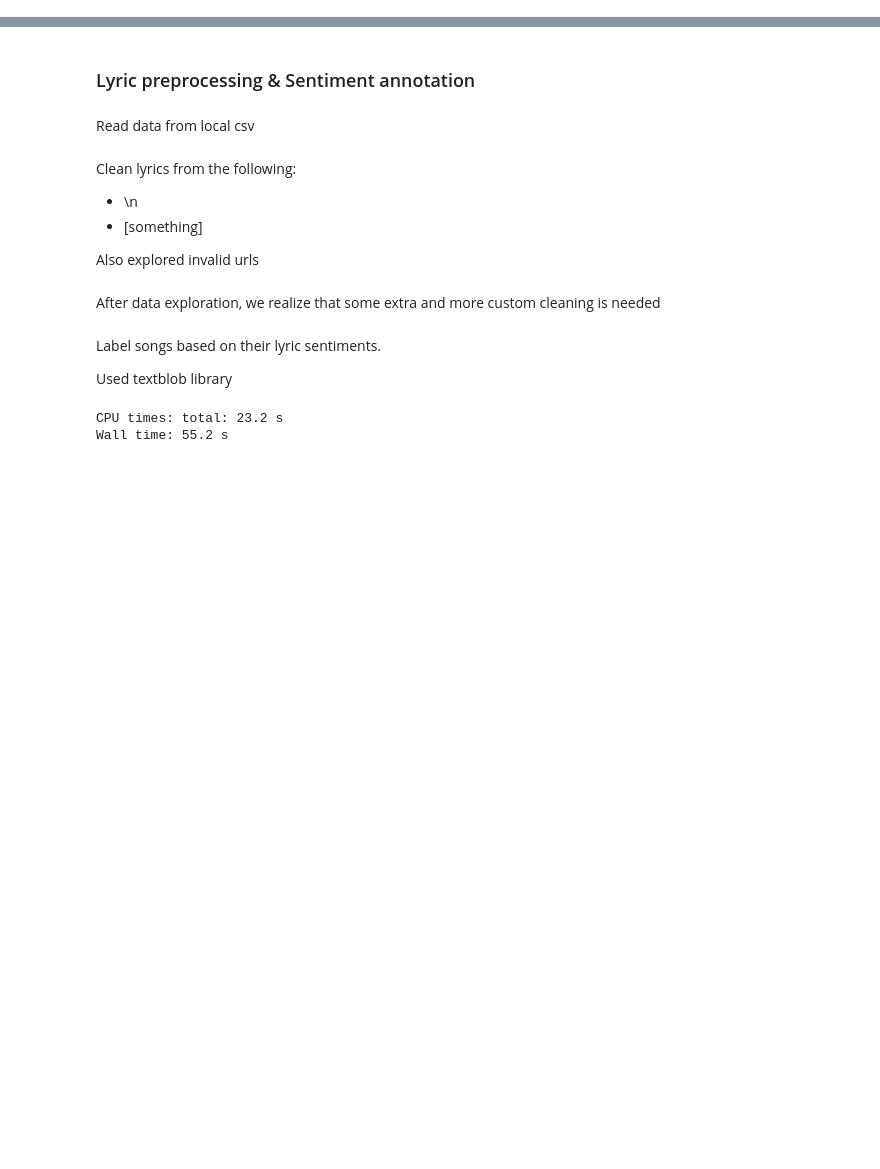
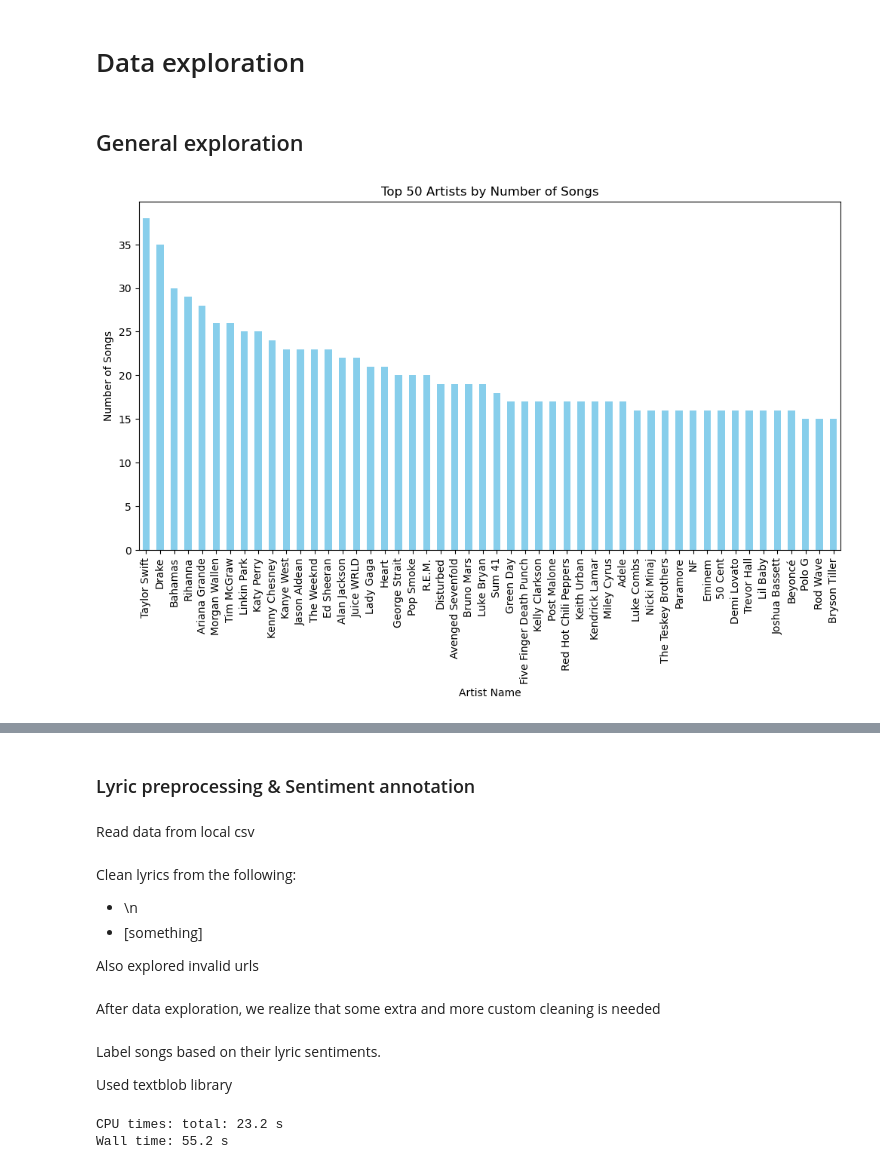
Before and after one commit to artemdou/computational-tools, a Jupyter notebook: Songs_Lyrics_&_Audio_Analysis.ipynb, the cells around one changed output, grey strips where cells are left out. Cells and saved outputs as stored; diff of their text form; code cells hidden in the pictures; blank space fills up the shorter version.

```diff
--- a/Songs_Lyrics_&_Audio_Analysis.ipynb
+++ b/Songs_Lyrics_&_Audio_Analysis.ipynb
@@ -49,0 +427,5 @@ from imblearn.under_sampling import RandomUnderSampler
+# %%
+songs.dropna(inplace=True)
+english_songs =  remove_non_english_song_titles(songs)
+filtered_english_songs = english_songs[english_songs['song_name'].apply(is_valid_song_name)]
+filtered_english_songs = filtered_english_songs[filtered_english_songs['popularity'] > 25]
@@ -49,0 +664,49 @@ from imblearn.under_sampling import RandomUnderSampler
+# %% [markdown]
+# Data exploration
+# %% [markdown]
+## General exploration
+# %%
+file_path = "YOUR-FILEPATH"
+songs_df = pd.read_csv(file_path)
+# %%
+# Assuming your dataframe is named songs_df
+
+# Regular expression pattern: match any character that's not a letter, number, whitespace, '(' or ')'
+regex_pattern = '[^a-zA-Z0-9\s\(\)]'
+
+# Replace matched characters with an empty string
+songs_df['song_name'] = songs_df['song_name'].str.replace(regex_pattern, '', regex=True)
+
+# Display the cleaned dataframe
+songs_df.head().to_csv("First_50_songs_temp.csv")
+# %%
+def plot_top_artists(songs_df):
+    """
+    Plots the top 50 artists based on the number of songs.
+
+    Parameters:
+    songs_df (DataFrame): A pandas DataFrame containing song data, including 'artist_name'.
+    """
+
+    # Count the number of songs per artist
+    # The value_counts method counts the occurrences of each unique value in the 'artist_name' column
+    artist_song_count = songs_df['artist_name'].value_counts()
+
+    # Select the top 50 artists with the most songs
+    # The head method returns the first n rows, here n is 50
+    top_artists = artist_song_count.head(50)
+
+    # Creating the bar chart using matplotlib
+    plt.figure(figsize=(12, 6))
+    top_artists.plot(kind='bar', color='skyblue')  # Plot a bar chart of the top artists
+    plt.title('Top 50 Artists by Number of Songs')  # Title of the plot
+    plt.xlabel('Artist Name')  # Label for the x-axis
+    plt.ylabel('Number of Songs')  # Label for the y-axis
+    plt.xticks(rotation=90)  # Rotate the x-axis labels for better readability
+    plt.show()  # Display the plot
+
+# Example usage
+# songs_df = pd.read_csv('your_songs_data.csv')  # Load your DataFrame from a file
+plot_top_artists(songs_df)  # Call the function with the DataFrame
+# %% [output]
+[figure, added]
```
Also changed, not shown: parts of 94 cells of this notebook.
